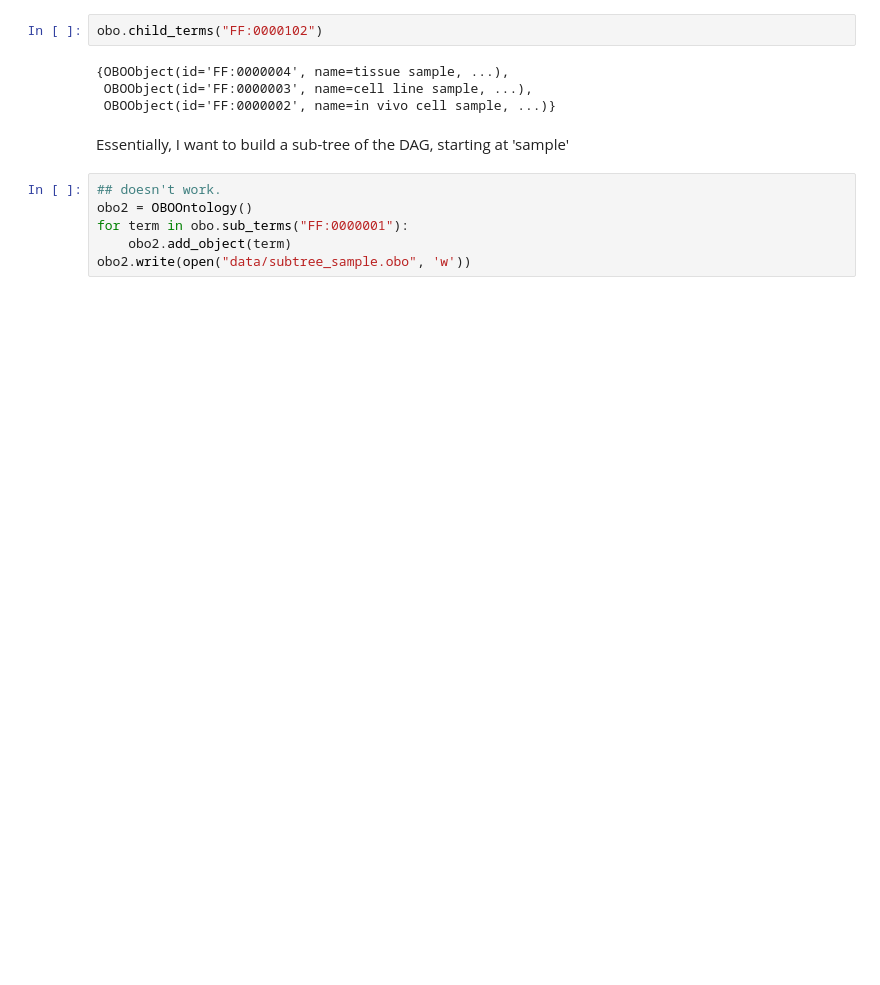
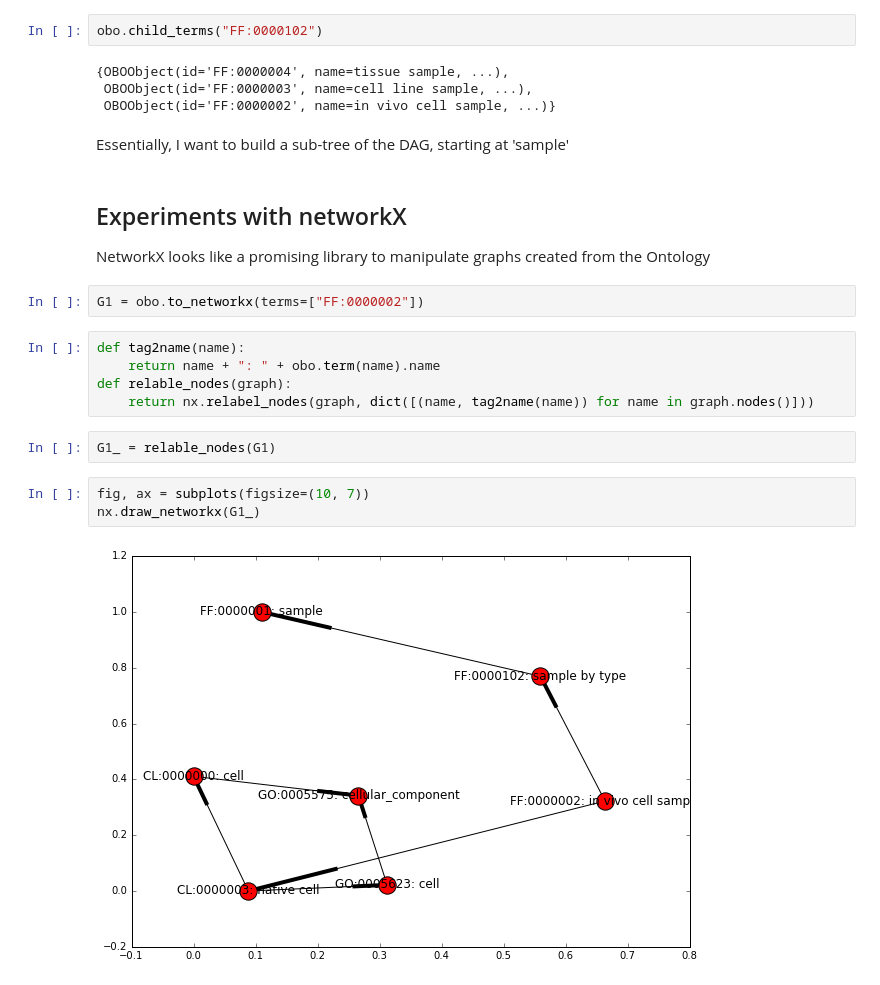
Before and after one commit to grst/fantom5-sig, a Jupyter notebook: explore_ontology.ipynb, the cells around one changed output. Saved outputs shown, nothing was run; the diff lists cells and outputs as text; blank space fills up the shorter version.

Commit message:
Build networks with custom recursive function

```diff
--- a/explore_ontology.ipynb
+++ b/explore_ontology.ipynb
@@ -34,9 +38,20 @@ obo.child_terms("FF:0000102")
  OBOObject(id='FF:0000002', name=in vivo cell sample, ...)}
 # %% [markdown]
 Essentially, I want to build a sub-tree of the DAG, starting at 'sample'
-# %%
-## doesn't work.
-obo2 = OBOOntology()
-for term in obo.sub_terms("FF:0000001"):
-    obo2.add_object(term)
-obo2.write(open("data/subtree_sample.obo", 'w'))
+# %% [markdown]
+## Experiments with networkX
+NetworkX looks like a promising library to manipulate graphs created from the Ontology
+# %%
+G1 = obo.to_networkx(terms=["FF:0000002"])
+# %%
+def tag2name(name):
+    return name + ": " + obo.term(name).name
+def relable_nodes(graph):
+    return nx.relabel_nodes(graph, dict([(name, tag2name(name)) for name in graph.nodes()]))
+# %%
+G1_ = relable_nodes(G1)
+# %%
+fig, ax = subplots(figsize=(10, 7))
+nx.draw_networkx(G1_)
+# %% [output]
+[figure, added]
```
Also changed, not shown: parts of 24 cells of this notebook.
